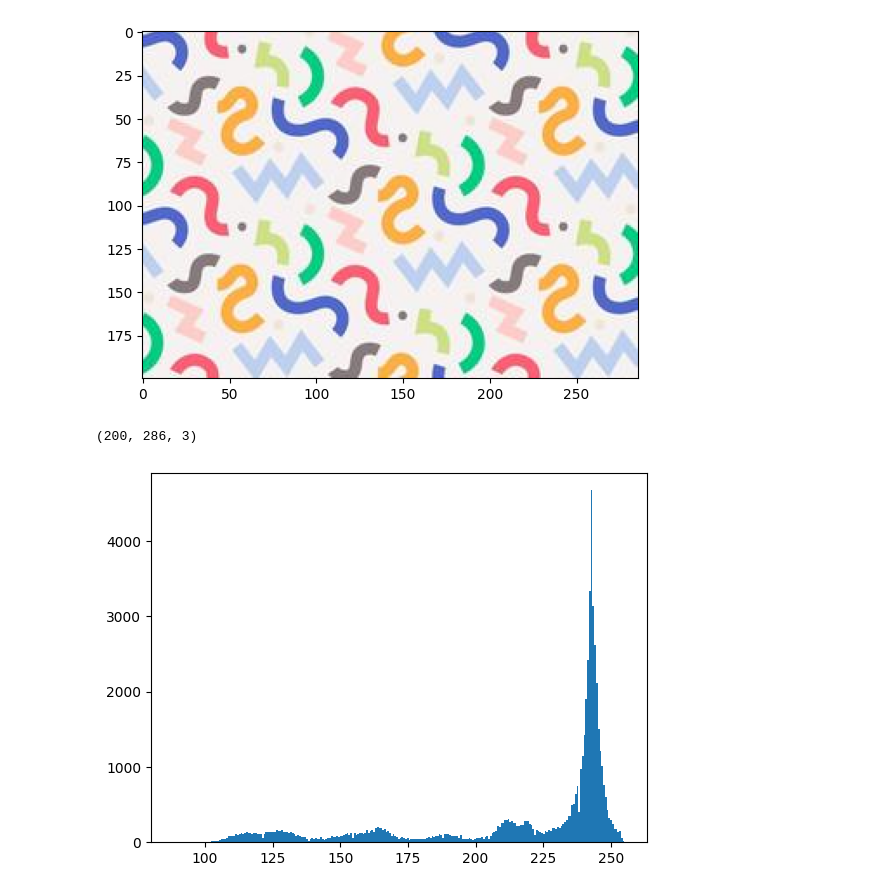
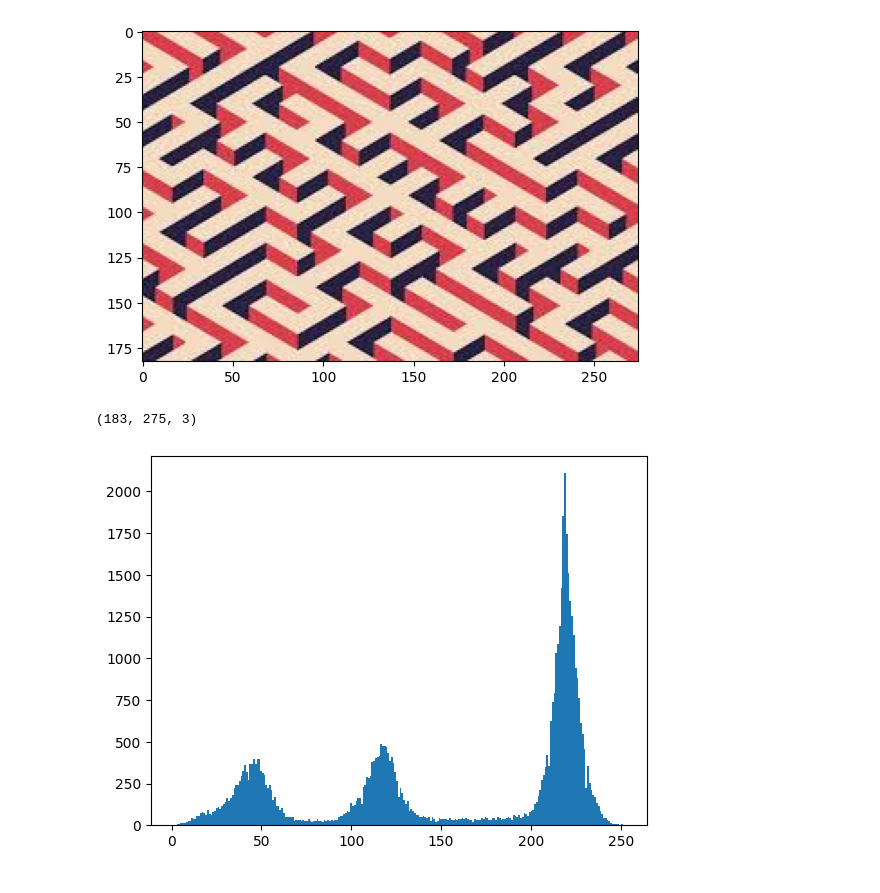
Before and after one commit to Talentedfalcon/Texture-Synthesis-and-Transfer, a Jupyter notebook: analysis.ipynb, the cells around one changed output. Drawn from its saved outputs; the diff is of its cells as text; code cells hidden in the pictures.

```diff
--- a/analysis.ipynb
+++ b/analysis.ipynb
@@ -5,18 +6,18 @@ import numpy as np
 # %%
-img=cv.imread("./pattern1.jpg")
+img=cv.imread("./pattern4.jpg")
 img=cv.cvtColor(img,cv.COLOR_RGB2BGR)
 plt.imshow(img)
 plt.show()
 print(img.shape)
 # %% [output]
-[figure, old version]
+[figure, new version]
-(200, 286, 3)
+(183, 275, 3)
 # %%
 vals=img.mean(axis=2).flatten()
 plt.hist(vals,bins=255)
 plt.show()
 # %% [output]
-[figure, old version]
+[figure, new version]
 # %%
 fig=plt.figure(figsize=(10, 6))
 ax1=fig.add_subplot(1,2,1,projection='3d')
```
Also changed, not shown: parts of 19 cells of this notebook, 4 other files.
